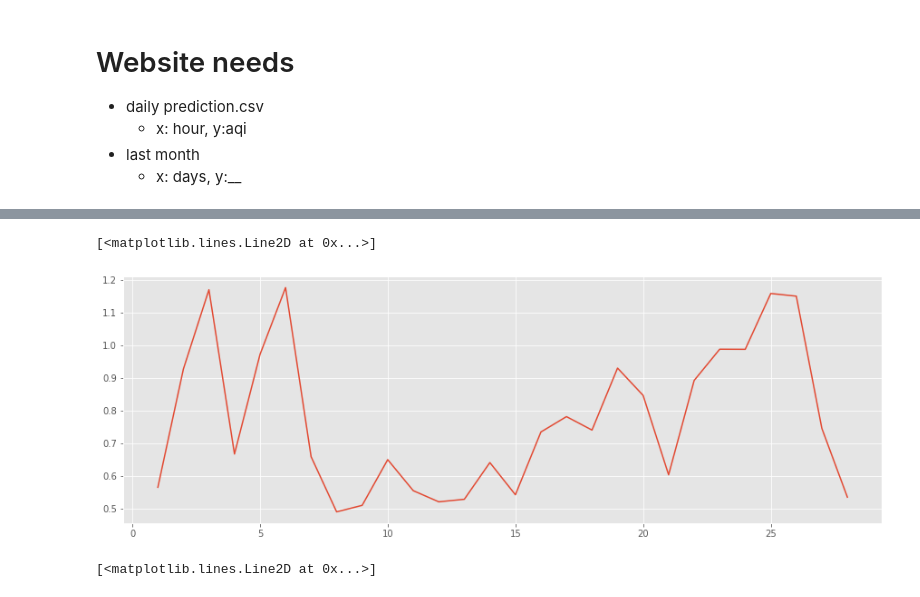
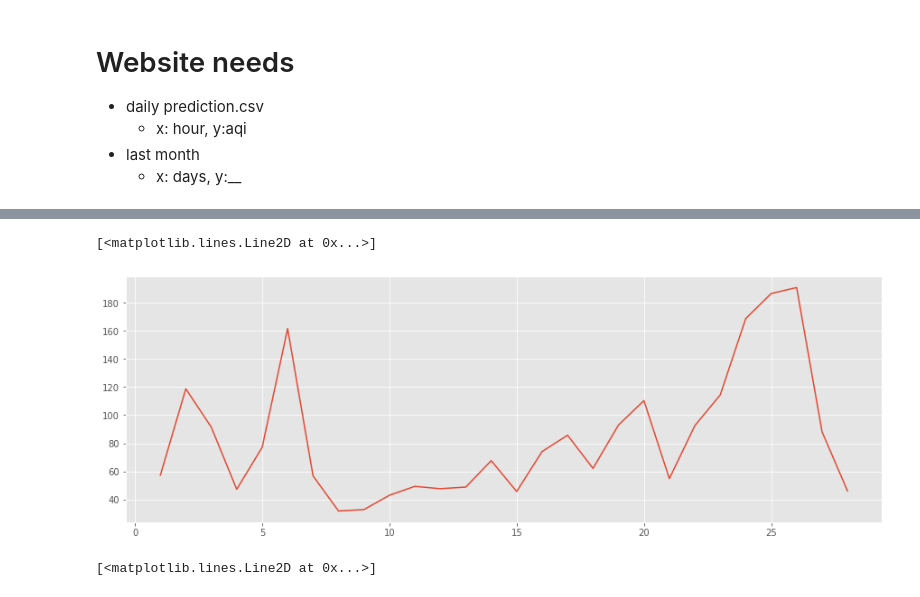
Before and after one commit to basicskill/matf-hackathon, a Jupyter notebook: model/Better Data Exploration.ipynb, the cells around one changed output, grey strips where cells are left out. Drawn from its saved outputs; the diff is of its cells as text; code cells hidden in the pictures.

Commit message:
added aqi to data

```diff
--- a/model/Better Data Exploration.ipynb
+++ b/model/Better Data Exploration.ipynb
@@ -174,6 +174,40 @@ SO2                                      65120
 dtype: int64
 # %%
 final_data.re_csv('training_test_data.csv')
+# %%
+def calculate_aqi(data):
+
+    boundaries = {
+    "PM10" : [0, 50, 100, 250, 350, 430],
+    "PM25" : [0, 30, 60, 90, 120, 250],
+    "NO2" : [0, 40, 80, 180, 280, 400],
+    "O3" : [0, 50, 100, 168, 208, 748],
+    "CO" : [0, 1, 2, 10, 17, 34],
+    "SO2" : [0, 40, 80, 380, 800, 1600],
+    "AQI" : [0, 50, 100, 200, 300, 400, 500]
+    }
+
+    pollusions = ["CO", "NO2", "O3", "PM10", "PM25", "SO2"]
+
+    aqi_max = 0
+    for pol in pollusions:
+        j = len(boundaries[pol])-1
+        if data[pol] == -1:
+            continue
+        while data[pol] < boundaries[pol][j]:
+            j-=1
+        low_index = j
+        high_index = j+1
+        if high_index < len(boundaries[pol]):
+            delta_boundaries = boundaries[pol][high_index] - boundaries[pol][low_index]
+        else:
+            delta_boundaries = boundaries[pol][low_index] - boundaries[pol][low_index-1]
+        aqi = ((boundaries["AQI"][high_index] - boundaries["AQI"][low_index]) / \
+                 delta_boundaries) * \
+                (data[pol] - boundaries[pol][low_index]) + boundaries["AQI"][low_index]
+        if aqi > aqi_max:
+            aqi_max = aqi
+    return aqi_max
 # %%
 df = pd.read_csv('training_test_data.csv')
 # %%
@@ -212,14 +267,17 @@ daily_pred.to_csv('website_daily.csv')
 # %%
 monthly_obs = pd.DataFrame()
 monthly_obs = df.loc[(df["year"] == 2021) & (df["month"] == 2),
                     ["day", "B", "CO", "NO2", "O3", "PM10", "PM25", "SO2"]]
 
 monthly_obs = monthly_obs.groupby('day').mean()
-monthly_obs["CO"]
-plt.plot(monthly_obs["CO"])
+aqi = pd.DataFrame({'AQI': [calculate_aqi(monthly_obs.iloc[i]) for i in range(monthly_obs.shape[0])]})
+
+monthly_obs["AQI"] = aqi["AQI"].values
+
+plt.plot(monthly_obs["AQI"])
 # %% [output]
 [<matplotlib.lines.Line2D at 0x...>]
-[figure, old version]
+[figure, new version]
 # %%
 monthly_obs.to_csv('website_monthly.csv')
 # %%
```
Also changed, not shown: parts of 4 cells of this notebook, 3 other files.
